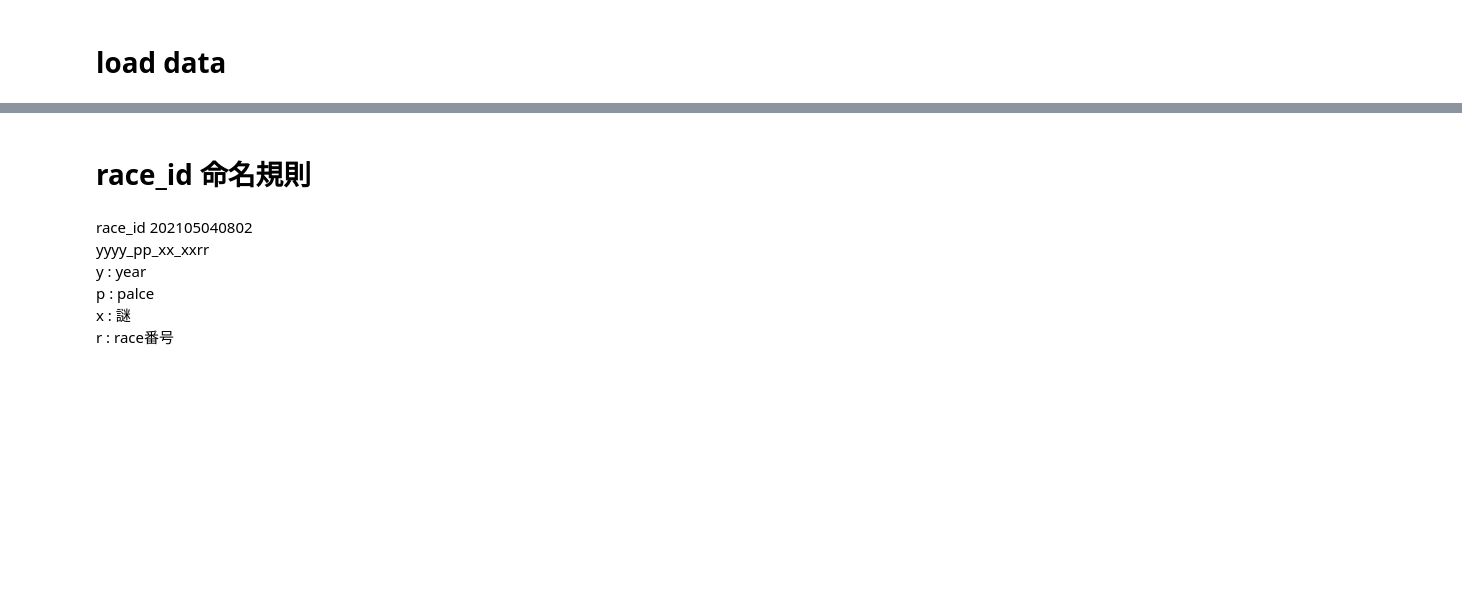
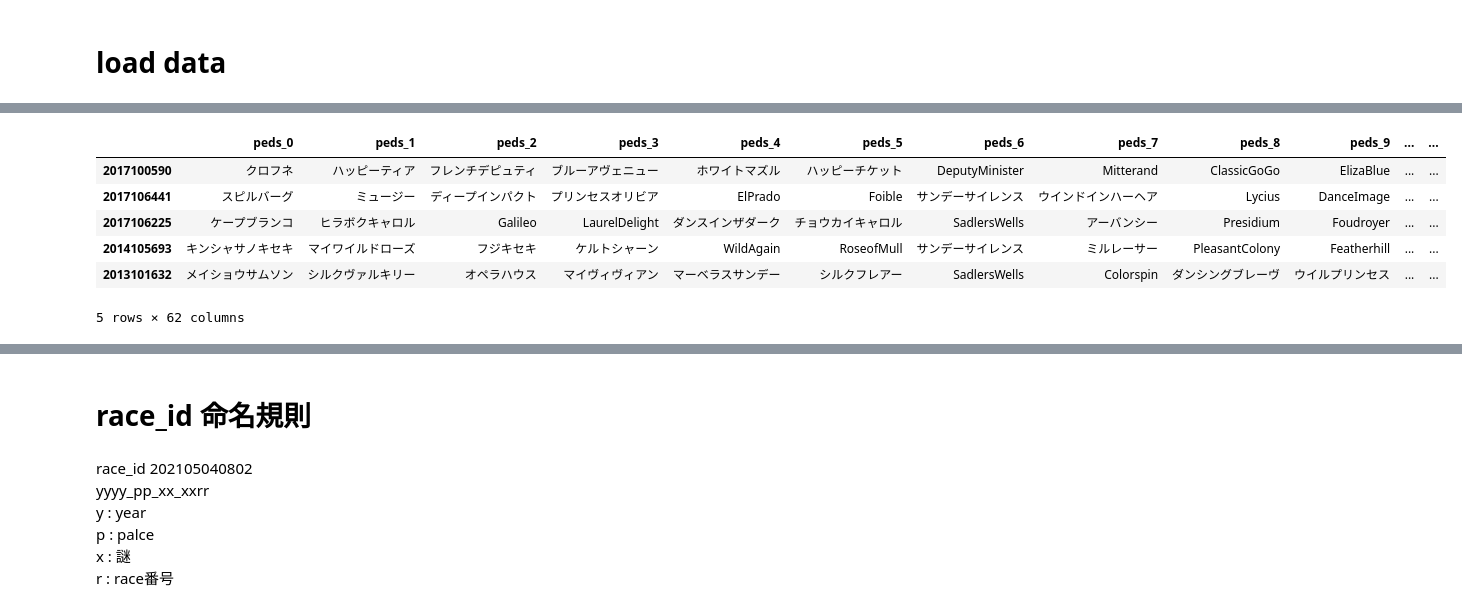
Before and after one commit to yodarjeering/horse_tmp, a Jupyter notebook: main.ipynb, the cells around one changed output, grey strips where cells are left out. Drawn from its saved outputs; the diff is of its cells as text; code cells hidden in the pictures; blank space fills up the shorter version.

```diff
--- a/main.ipynb
+++ b/main.ipynb
@@ -37,0 +73,15 @@ return_tables.rename(columns={'0':0,'1':1,'2':2,'3':3},inplace=True)
+# %%
+"""
+    馬の血統データ
+    peds.index : Int64Index, index は horse_id
+    カタカナ, 英字が混じっているので, 注意
+"""
+peds.head() # 5世代分の血統データ
+# %% [output]
+|  | peds_0 | peds_1 | peds_2 | peds_3 | peds_4 | peds_5 | peds_6 | peds_7 | peds_8 | peds_9 | ... | ... |
+| 2017100590 | クロフネ | ハッピーティア | フレンチデピュティ | ブルーアヴェニュー | ホワイトマズル | ハッピーチケット | DeputyMinister | Mitterand | ClassicGoGo | ElizaBlue | ... | ... |
+| 2017106441 | スピルバーグ | ミュージー | ディープインパクト | プリンセスオリビア | ElPrado | Foible | サンデーサイレンス | ウインドインハーヘア | Lycius | DanceImage | ... | ... |
+| 2017106225 | ケープブランコ | ヒラボクキャロル | Galileo | LaurelDelight | ダンスインザダーク | チョウカイキャロル | SadlersWells | アーバンシー | Presidium | Foudroyer | ... | ... |
+| 2014105693 | キンシャサノキセキ | マイワイルドローズ | フジキセキ | ケルトシャーン | WildAgain | RoseofMull | サンデーサイレンス | ミルレーサー | PleasantColony | Featherhill | ... | ... |
+| 2013101632 | メイショウサムソン | シルクヴァルキリー | オペラハウス | マイヴィヴィアン | マーベラスサンデー | シルクフレアー | SadlersWells | Colorspin | ダンシングブレーヴ | ウイルプリンセス | ... | ... |
+5 rows × 62 columns
```
Also changed, not shown: parts of 10 cells of this notebook.
